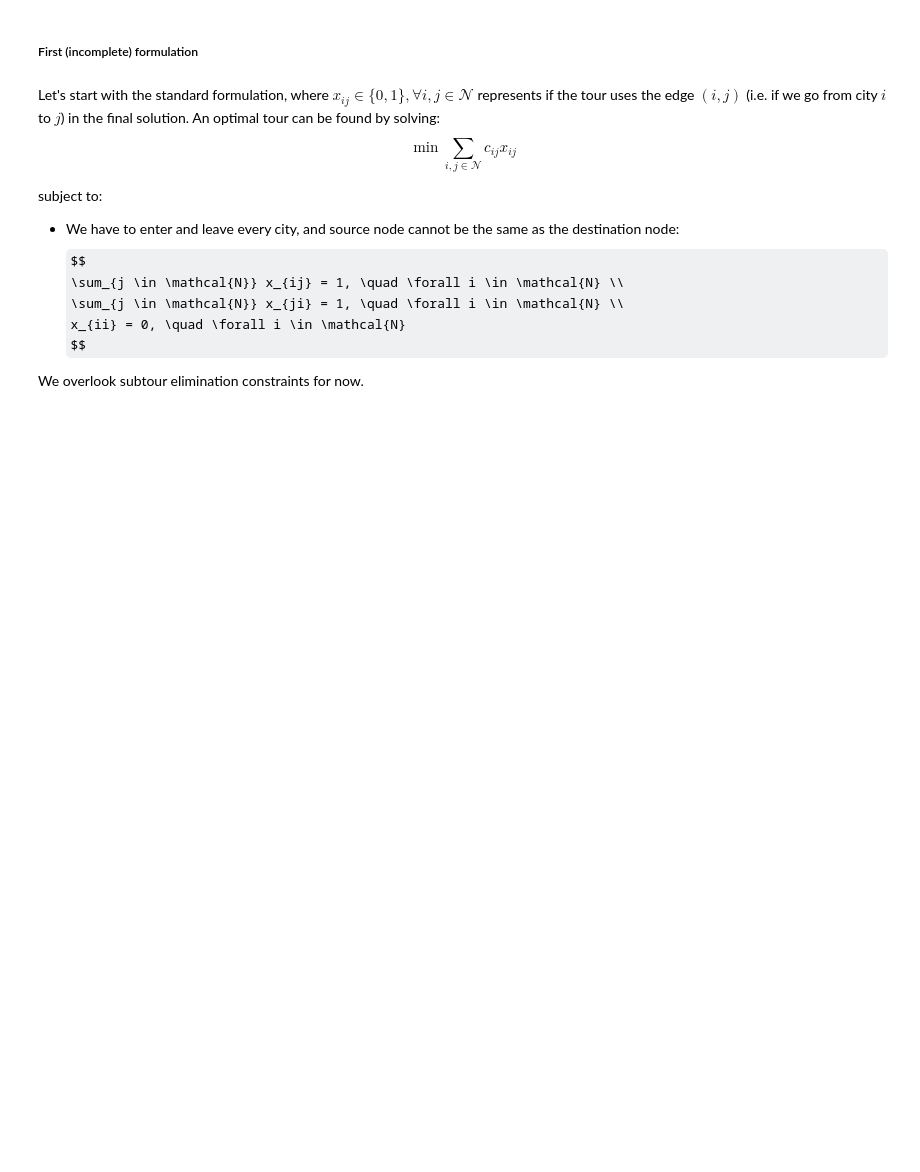
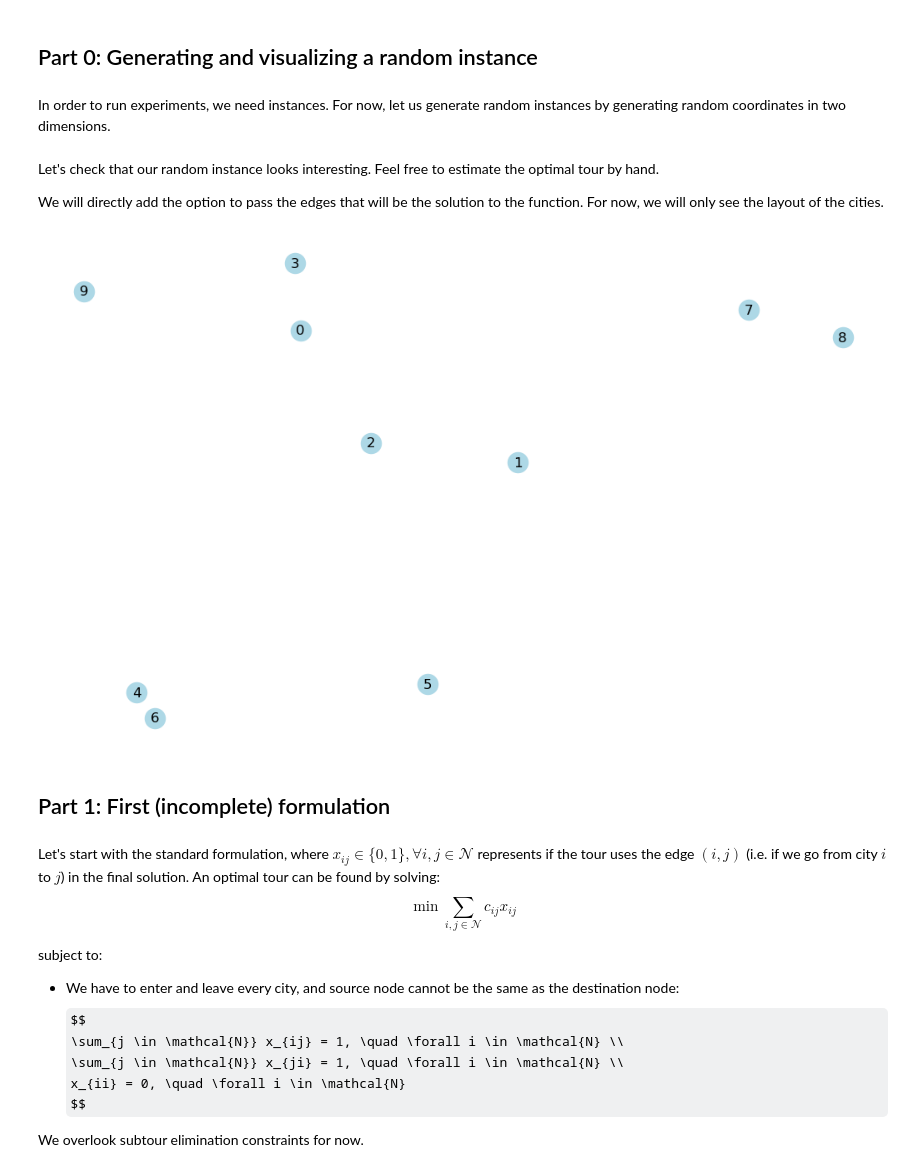
Before and after one commit to mmghannam/tsp-tutorial, a Jupyter notebook: tutorial.ipynb, the cells around one changed output. Cells and saved outputs as stored; diff of their text form; code cells hidden in the pictures; some formulas as TeX source; blank space fills up the shorter version.

```diff
--- a/tutorial.ipynb
+++ b/tutorial.ipynb
@@ -27 +26,6 @@ Requirement already satisfied: six>=1.5 in /Users/ghannam/opt/anaconda3/envs/lcc
 Note: you may need to restart the kernel to use updated packages.
+# %% [markdown]
+## Part 0: Generating and visualizing a random instance
+# %% [markdown]
+In order to run experiments, we need instances.
+For now, let us generate random instances by generating random coordinates in two dimensions.
@@ -28,5 +55,50 @@ Note: you may need to restart the kernel to use updated packages.
+# %% [markdown]
+Let's check that our random instance looks interesting.
+Feel free to estimate the optimal tour by hand.
+
+We will directly add the option to pass the edges that will be the solution to the function.
+For now, we will only see the layout of the cities.
+# %%
+# Visualize solution using networkx and matplotlib
+import networkx as nx
+import matplotlib.pyplot as plt
+
+def plot_sol(CITIES, X, Y, edges: list = []) -> None:
+    '''Plot the solution of the TSP problem'''
+
+    # collect the edges: if the value of x[i,j] is 1, then the edge (i,j) is in the solution
+    # edges = []
+    # for (i,j) in itertools.permutations(CITIES, 2):
+    #     if model.getVal(x[i,j]) > 0.5: # variable is binary so > 0.5 --> is 1
+    #         edges.append( (i,j) )
+
+    # create dictionary with coordinates for each node to plot the graph
+    xy = {}
+    for i in CITIES:
+        xy[i] = (X[i], Y[i])
+
+    # make figure look nicer
+    plt.figure(figsize=(10,6), dpi=100)
+
+    # create empty graph
+    optgraph = nx.Graph()
+
+    # add edges
+    optgraph.add_nodes_from(CITIES)  # add nodes
+    optgraph.add_edges_from(edges)   # add edges
+
+    # draw the nodes, with labels in the position xy (see when we read the instance)
+    nx.draw(optgraph, node_size=300, pos=xy, with_labels=True, node_color='lightblue')
+
+    # show drawing
+    plt.show()
+
+# Example usage of the plot_sol function
+plot_sol(CITIES, X, Y)
+# %% [output]
+[figure, added]
 # %% [markdown]
-##### First (incomplete) formulation
+## Part 1: First (incomplete) formulation
 # %% [markdown]
 
 Let's start with the standard formulation, where $x_{ij} \in \{0,1\}, \forall i,j \in \mathcal{N}$ represents if the tour uses the edge $(i,j)$ (i.e. if we go from city $i$ to $j$) in the final solution. An optimal tour can be found by solving:
```
Also changed, not shown: parts of 21 cells of this notebook.
